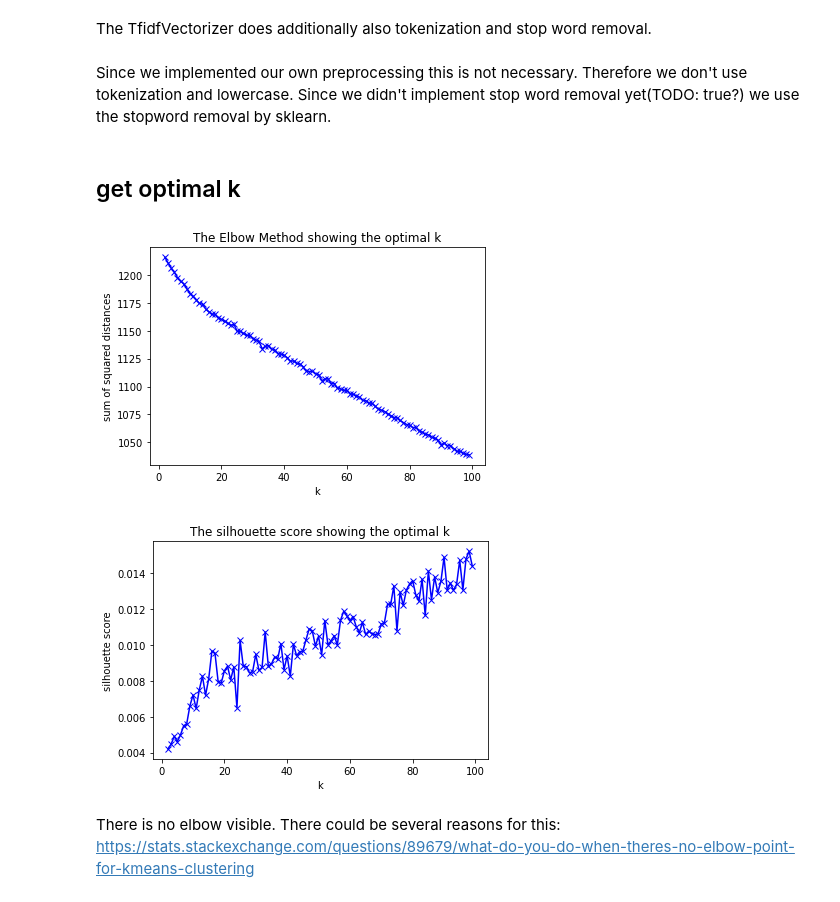
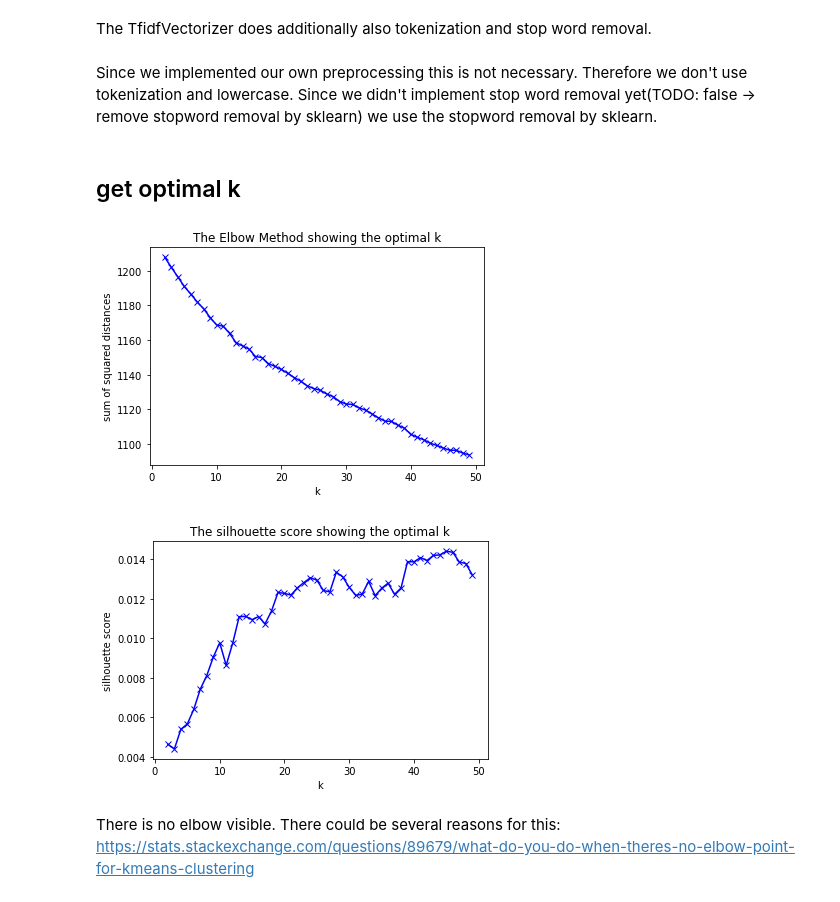
Before and after one commit to DonatJR/ita_ws20, a Jupyter notebook: notebooks/k-means.ipynb, the cells around one changed output. Drawn from its saved outputs; the diff is of its cells as text; code cells hidden in the pictures.

```diff
--- a/notebooks/k-means.ipynb
+++ b/notebooks/k-means.ipynb
@@ -26,11 +29,13 @@ from data import preprocessing
 # %% [markdown]
 # Variables
 # %%
-num_topics = 5
+num_topics = 15
 use_title = True
-stemming = True
+# don't use stemming
+stemming = False
 lemmatization = True
-lib = "spacy"
+# use nltk since it is a lot faster than spacy and the results are better with nltk
+lib = "nltk"
 
 input_path = Path("../src/data/data_jmlr_vol13-21.json")
 # %% [markdown]
@@ -67,7 +78,7 @@ The TfidfVectorizer does additionally also tokenization and stop word removal.
 vectorizer_sklearn = TfidfVectorizer(stop_words='english')
 tfidf_corpus_sklearn_preprocessed = vectorizer_sklearn.fit_transform(corpus["abstract"])
 # %% [markdown]
-Since we implemented our own preprocessing this is not necessary. Therefore we don't use tokenization and lowercase. Since we didn't implement stop word removal yet(TODO: true?) we use the stopword removal by sklearn.
+Since we implemented our own preprocessing this is not necessary. Therefore we don't use tokenization and lowercase. Since we didn't implement stop word removal yet(TODO: false -> remove stopword removal by sklearn) we use the stopword removal by sklearn.
 # %%
 def identity_tokenizer(text):
     return text
@@ -77,32 +88,34 @@ tfidf_corpus =  vectorizer.fit_transform(corpus["token"])
 # %% [markdown]
 ## get optimal k
 # %%
-sum_of_suared_distances = []
-silhouette_scores = []
-K = range(2,100)
-for k in K:
-    model = KMeans(n_clusters=k, random_state=10)
-    model.fit(tfidf_corpus_sklearn_preprocessed)
-    sum_of_suared_distances.append(model.inertia_)
-    labels = model.labels_
-    silhouette_scores.append(metrics.silhouette_score(tfidf_corpus_sklearn_preprocessed, labels, metric='euclidean'))
+def find_k(corpus, num_topics):
+    sum_of_suared_distances = []
+    silhouette_scores = []
+    K = range(2,num_topics)
+    for k in K:
+        model = KMeans(n_clusters=k, random_state=10)
+        model.fit(corpus)
+        sum_of_suared_distances.append(model.inertia_)
+        labels = model.labels_
+        silhouette_scores.append(metrics.silhouette_score(tfidf_corpus, labels, metric='euclidean'))
 
-# Plot the elbow
-plt.plot(K, sum_of_suared_distances, 'bx-')
-plt.xlabel('k')
-plt.ylabel('sum of squared distances')
-plt.title('The Elbow Method showing the optimal k')
-plt.show()
+    # Plot the elbow
+    plt.plot(K, sum_of_suared_distances, 'bx-')
+    plt.xlabel('k')
+    plt.ylabel('sum of squared distances')
+    plt.title('The Elbow Method showing the optimal k')
+    plt.show()
 
-# Plot silhouette scores
-plt.plot(K, silhouette_scores, 'bx-')
-plt.xlabel('k')
-plt.ylabel('silhouette score')
-plt.title('The silhouette score showing the optimal k')
-plt.show()
+    # Plot silhouette scores
+    plt.plot(K, silhouette_scores, 'bx-')
+    plt.xlabel('k')
+    plt.ylabel('silhouette score')
+    plt.title('The silhouette score showing the optimal k')
+    plt.show()
+find_k(tfidf_corpus, 50)
 # %% [output]
-[figure, old version]
+[figure, new version]
-[figure, old version]
+[figure, new version]
 # %% [markdown]
  There is no elbow visible. There could be several reasons for this: https://stats.stackexchange.com/questions/89679/what-do-you-do-when-theres-no-elbow-point-for-kmeans-clustering
 # %% [markdown]
```
Also changed, not shown: parts of 18 cells of this notebook.
